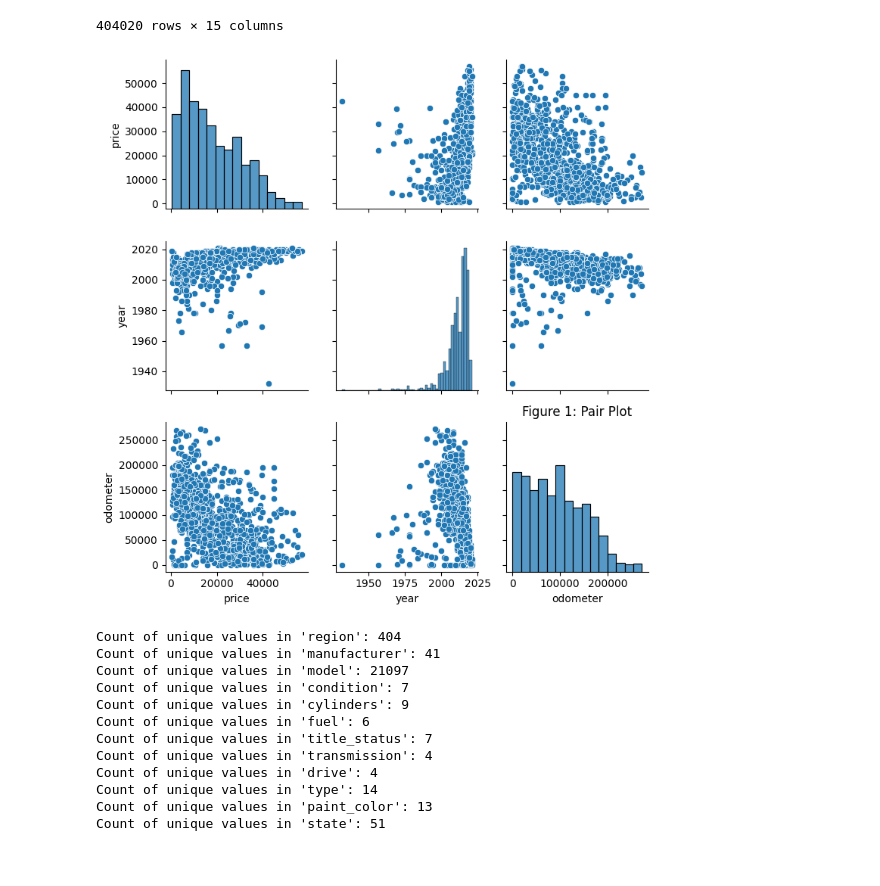
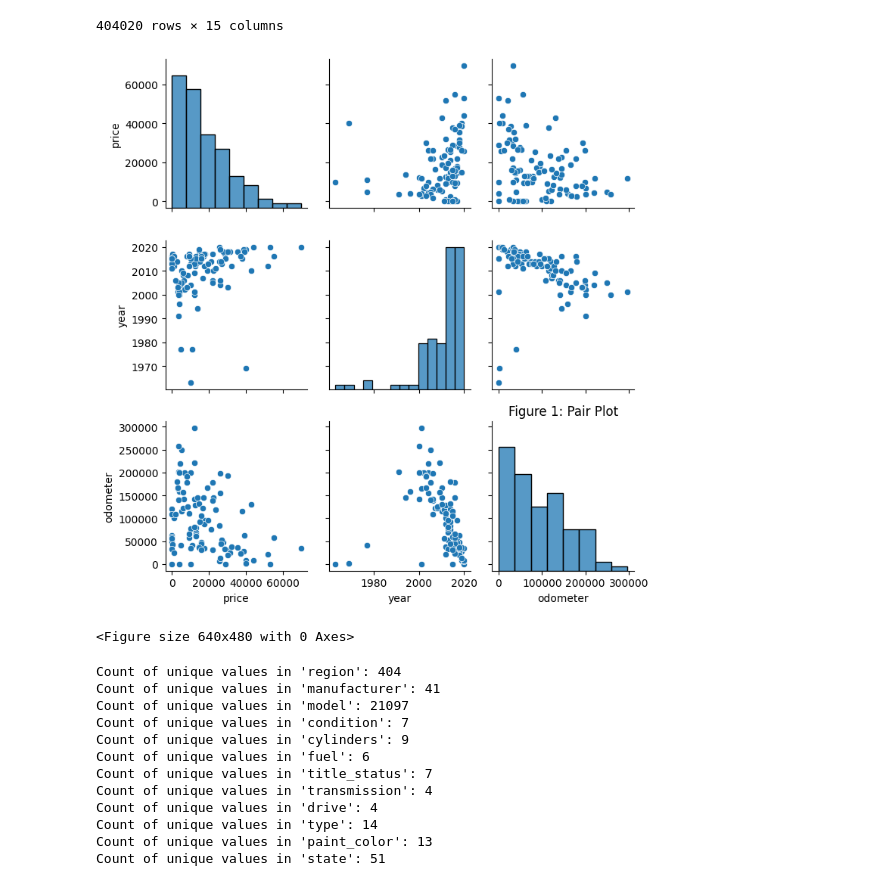
Before and after one commit to MRiDeb/Vehicles, a Jupyter notebook: prompt_II.ipynb, the cells around one changed output. Cells and saved outputs as stored; diff of their text form; code cells hidden in the pictures.

```diff
--- a/prompt_II.ipynb
+++ b/prompt_II.ipynb
@@ -159,15 +160,17 @@ vehicle
 | 426879 | wyoming | 30590 | 2019 | bmw | 4 series 430i gran coupe | good | <NA> | gas | 22716 | ... |
 404020 rows × 15 columns
 # %%
-df2=vehicle.sample(1000)
+df2=vehicle.sample(100)
 df2.shape
 
 sns.pairplot(df2)
 plt.title('Figure 1: Pair Plot')
 plt.tight_layout()
 plt.show()
+plt.savefig('/content/sample_data/pairplot1.png')
 # %% [output]
-[figure, old version]
+[figure, new version]
+<Figure size 640x480 with 0 Axes>
 # %%
 def remove_outliers_iqr(df, column_name):
     """Removes outliers from the specified column using the IQR method."""
```
Also changed, not shown: parts of 8 cells of this notebook.
